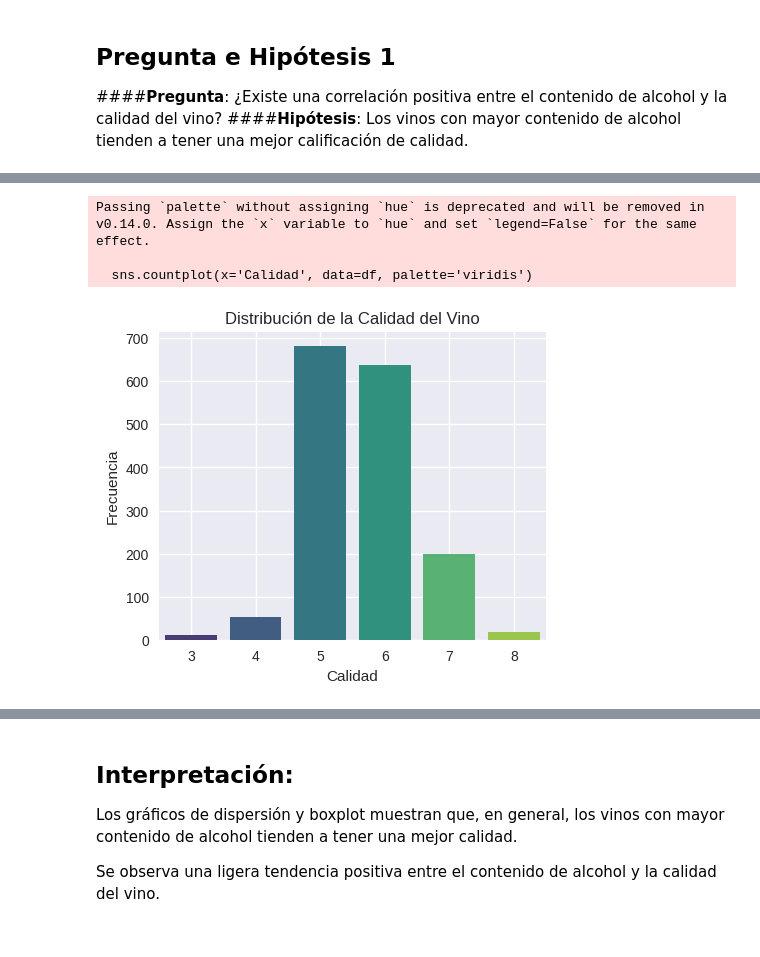
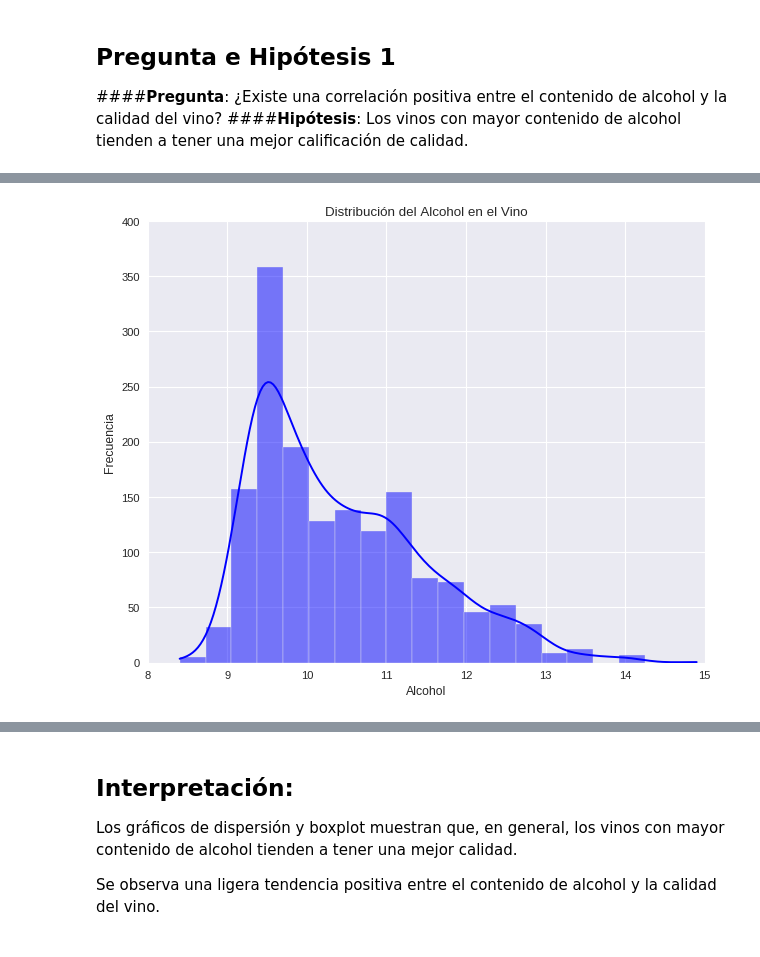
Before and after one commit to tdiego74/Clase_Data_Science_I_PBLC, a Jupyter notebook: PF_Data_SC_I.ipynb, the cells around one changed output, grey strips where cells are left out. Drawn from its saved outputs; the diff is of its cells as text; code cells hidden in the pictures.

```diff
--- a/PF_Data_SC_I.ipynb
+++ b/PF_Data_SC_I.ipynb
@@ -165,7 +170,7 @@ print(plt.style.available)
 # %% [output]
 ['Solarize_Light2', '_classic_test_patch', '_mpl-gallery', '_mpl-gallery-nogrid', 'bmh', 'classic', 'dark_background', 'fast', 'fivethirtyeight', 'ggplot', 'grayscale', 'seaborn-v0_8', 'seaborn-v0_8-b ...
 # %%
-mpl.style.use('seaborn')
+mpl.style.use('_classic_test_patch')
 # %% [markdown]
 ## **Pregunta e Hipótesis 1**
 ####**Pregunta**: ¿Existe una correlación positiva entre el contenido de alcohol y la calidad del vino?
@@ -173,14 +188,11 @@ mpl.style.use('seaborn')
 # %%
-# Histograma de la Calidad del Vino (Univariado)
-plt.figure(figsize=(5, 4))
-sns.countplot(x='Calidad', data=df, palette='viridis')
-plt.title('Distribución de la Calidad del Vino')
-plt.xlabel('Calidad')
+# Histograma del Alcohol (Univariado)
+plt.figure(figsize=(8, 6))
+sns.histplot(df['Alcohol'], bins=20, kde=True, color='blue')
+plt.title('Distribución del Alcohol en el Vino')
+plt.xlabel('Alcohol')
 plt.ylabel('Frecuencia')
 plt.grid(True)
 plt.show()
 # %% [output]
-Passing `palette` without assigning `hue` is deprecated and will be removed in v0.14.0. Assign the `x` variable to `hue` and set `legend=False` for the same effect.
-
-  sns.countplot(x='Calidad', data=df, palette='viridis')
-[figure, old version]
+[figure, new version]
```
Also changed, not shown: parts of 15 cells of this notebook.
